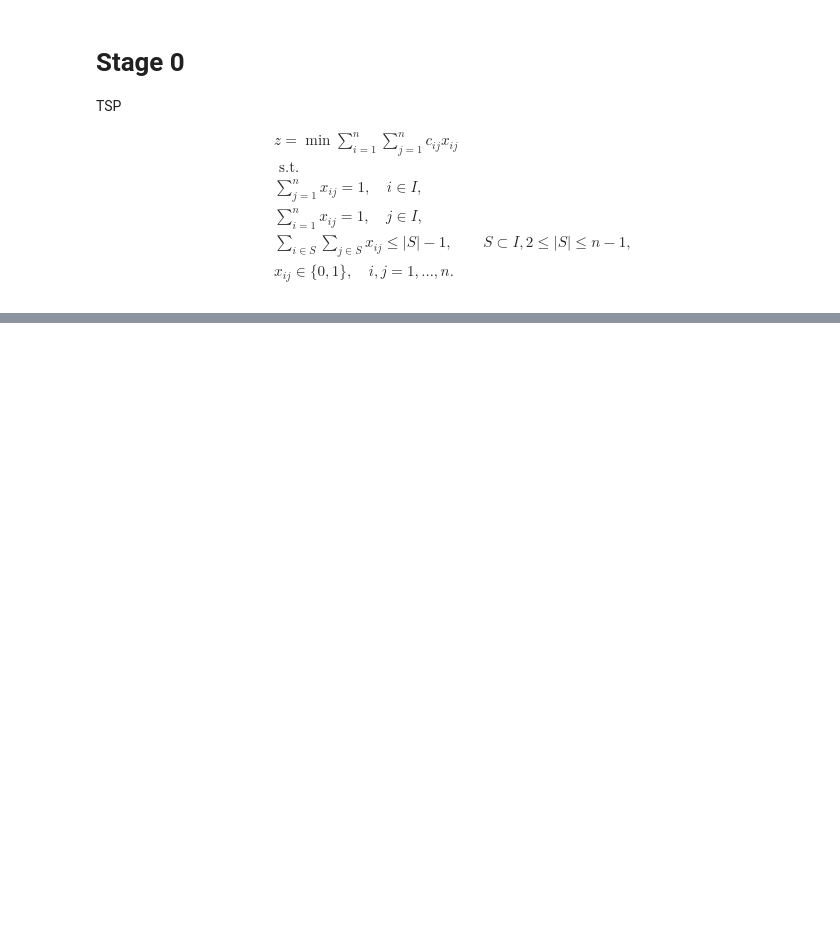
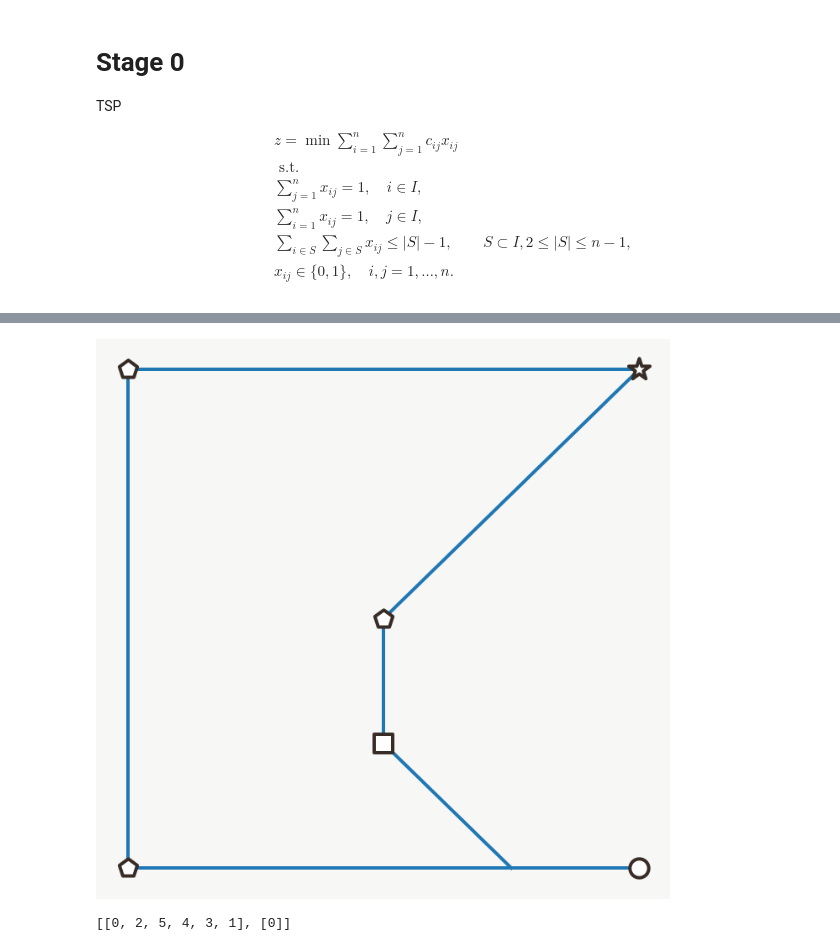
Before and after one commit to CameronChandler/optimisation-group-project, a Jupyter notebook: Mini Metro.ipynb, the cells around one changed output, grey strips where cells are left out. Saved outputs shown, nothing was run; the diff lists cells and outputs as text; code cells hidden in the pictures; blank space fills up the shorter version.

```diff
--- a/Mini Metro.ipynb
+++ b/Mini Metro.ipynb
@@ -214,0 +326,21 @@ graph(stations, rails)
+# %%
+from math import factorial
+from itertools import permutations
+
+def brute_force_tsp(stations):
+    max_dist = 1e15
+    best = None
+
+    for perm in tqdm(permutations(stations), total=factorial(N_STATIONS)):
+        perm = list(perm)
+        perm.append(perm[0])
+        perm = [perm]
+
+        dist = cost(perm)
+        if dist < max_dist:
+            max_dist = dist
+            best = perm
+
+    return best
+
+a = brute_force_tsp(stations)
@@ -214,0 +351,4 @@ graph(stations, rails)
+# %%
+graph(stations, a)
+# %% [output]
+[figure, added]
@@ -214,0 +377,4 @@ graph(stations, rails)
+# %%
+a
+# %% [output]
+[[0, 2, 5, 4, 3, 1], [0]]
```
Also changed, not shown: parts of 23 cells of this notebook, 3 other files.
